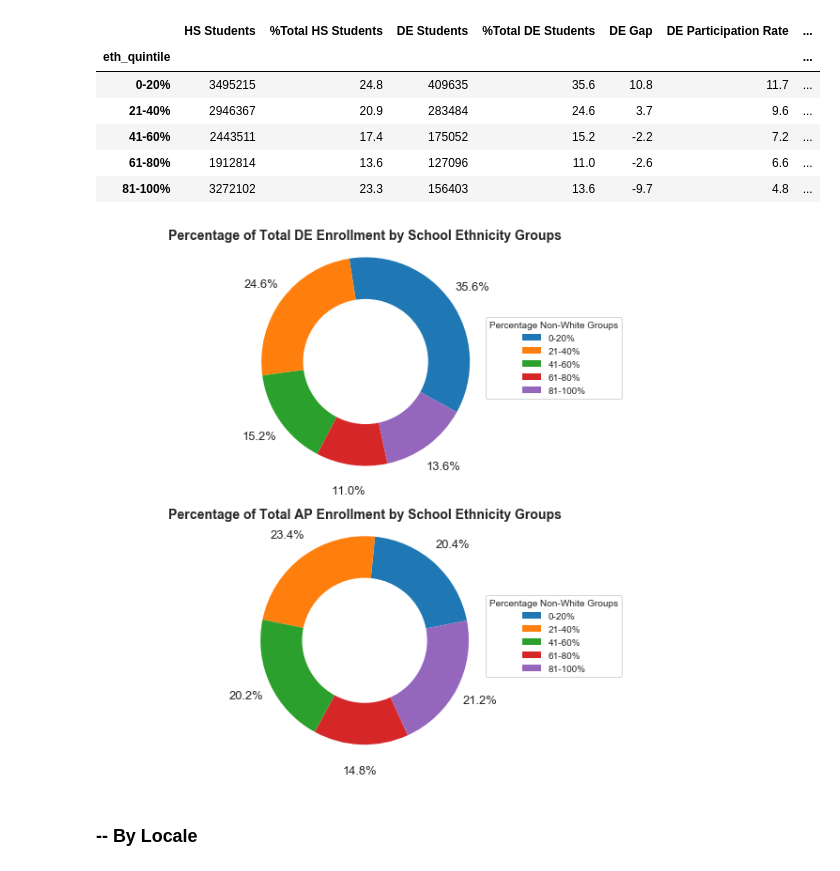
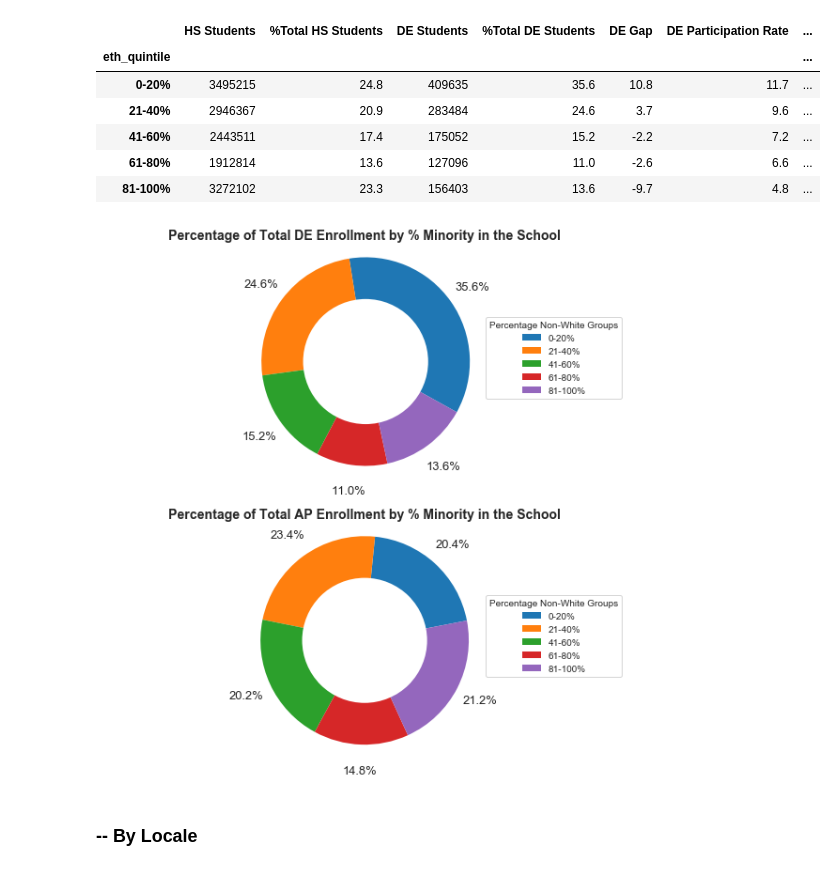
Before and after one commit to oconnoag/nacep_dual_enrollment_analysis, a Jupyter notebook: jupyter_notebooks/02_enrollment_analysis-Total-HS.ipynb, the cells around one changed output. Drawn from its saved outputs; the diff is of its cells as text; code cells hidden in the pictures.

```diff
--- a/jupyter_notebooks/02_enrollment_analysis-Total-HS.ipynb
+++ b/jupyter_notebooks/02_enrollment_analysis-Total-HS.ipynb
@@ -392,34 +392,34 @@ eth_enrollments
 # %%
 f, (ax1,ax2) = plt.subplots(2,1, figsize = (10,10))
 
 plt.sca(ax1)
 a1 = eth_enrollments.plot.pie(y = 'DE Students',
                         autopct='%1.1f%%', #explode = [.05 for i in range(len(eth_enrollments))],
                         startangle = -29, pctdistance=1.25, labels = None, fontsize = 13, ax=ax1)
 plt.legend(labels = ['0-20%', '21-40%', '41-60%', '61-80%', '81-100%'],
            bbox_to_anchor = (1,0.71), title = 'Percentage Non-White Groups',
           frameon=True)
 plt.ylabel('')
-plt.title('Percentage of Total DE Enrollment by School Ethnicity Groups')
+plt.title('Percentage of Total DE Enrollment by % Minority in the School')
 centre_circle = plt.Circle((0,0),0.6,fc='white')
 a1.add_artist(centre_circle)
 a1.axis('equal')
 
 plt.sca(ax2)
 a2 = eth_enrollments.plot.pie(y = 'AP Students',
                         autopct='%1.1f%%', #explode = [.05 for i in range(len(eth_enrollments))],
                         startangle = 11, pctdistance=1.25, labels = None, fontsize = 13, ax=ax2)
 plt.legend(labels = ['0-20%', '21-40%', '41-60%', '61-80%', '81-100%'],
            bbox_to_anchor = (1,0.71), title = 'Percentage Non-White Groups',
           frameon=True)
 plt.ylabel('')
-plt.title('Percentage of Total AP Enrollment by School Ethnicity Groups')
+plt.title('Percentage of Total AP Enrollment by % Minority in the School')
 centre_circle = plt.Circle((0,0),0.6,fc='white')
 a2.add_artist(centre_circle)
 a2.axis('equal')
 plt.show()
 # %% [output]
-[figure, old version]
+[figure, new version]
 # %% [markdown]
 ### -- By Locale
 # %%
```
Also changed, not shown: parts of 1 cell of this notebook, 3 other files.
